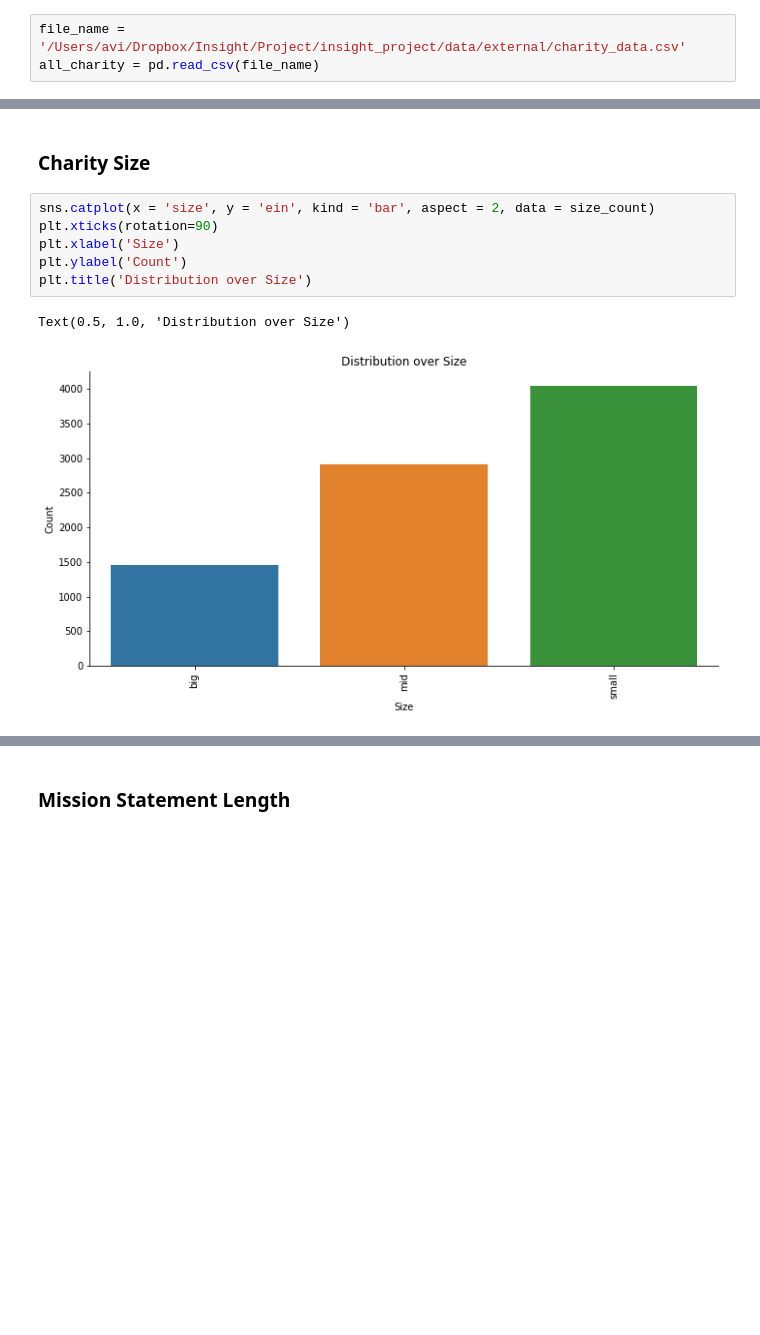
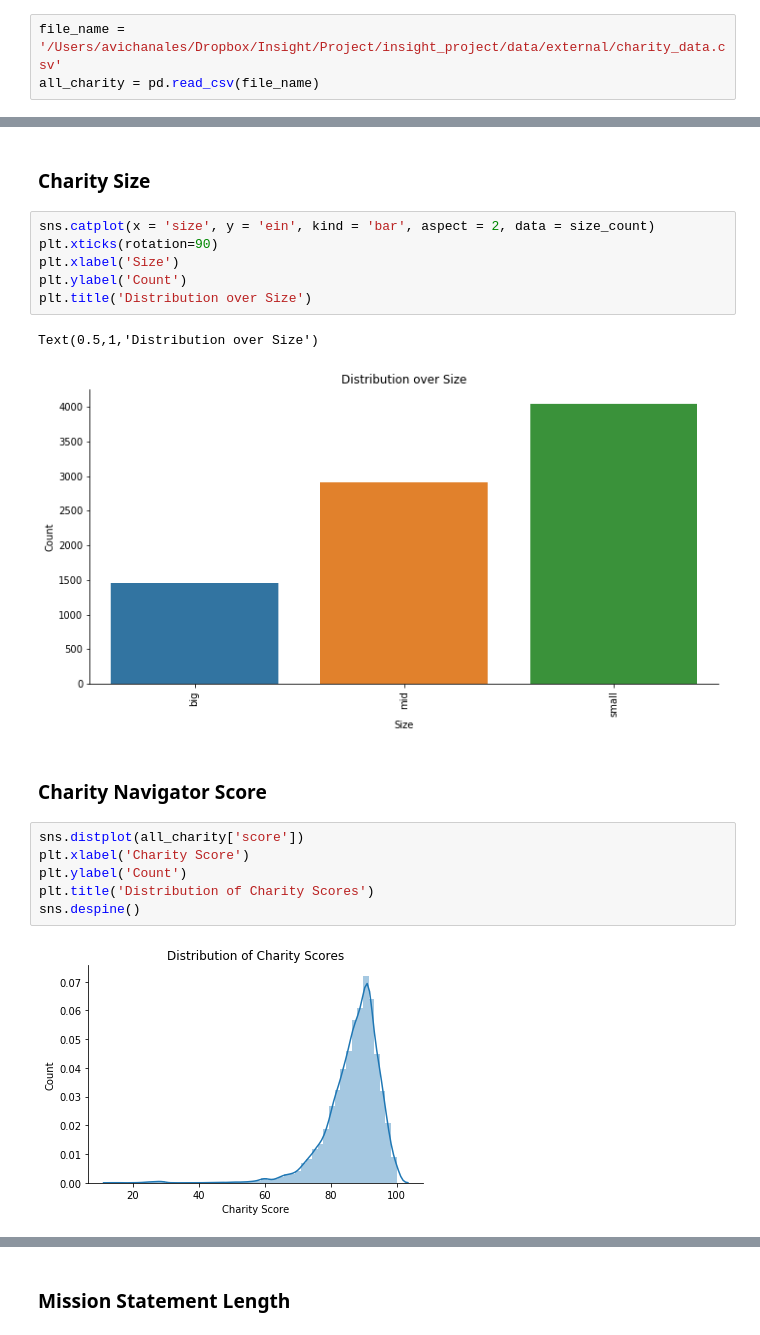
Before and after one commit to achanales/Giver, a Jupyter notebook: notebooks/1.0-eda_charity.ipynb, the cells around one changed output, grey strips where cells are left out. Saved outputs shown, nothing was run; the diff lists cells and outputs as text; blank space fills up the shorter version.

```diff
--- a/notebooks/1.0-eda_charity.ipynb
+++ b/notebooks/1.0-eda_charity.ipynb
@@ -11,7 +11,7 @@ Populating the interactive namespace from numpy and matplotlib
 # %% [markdown]
 ## Load Data
 # %%
-file_name = '/Users/avi/Dropbox/Insight/Project/insight_project/data/external/charity_data.csv'
+file_name = '/Users/avichanales/Dropbox/Insight/Project/insight_project/data/external/charity_data.csv'
 all_charity = pd.read_csv(file_name)
 # %%
 all_charity.columns
@@ -142,5 +135,15 @@ plt.xlabel('Size')
 plt.ylabel('Count')
 plt.title('Distribution over Size')
 # %% [output]
-Text(0.5, 1.0, 'Distribution over Size')
+Text(0.5,1,'Distribution over Size')
 [figure]
+# %% [markdown]
+### Charity Navigator Score
+# %%
+sns.distplot(all_charity['score'])
+plt.xlabel('Charity Score')
+plt.ylabel('Count')
+plt.title('Distribution of Charity Scores')
+sns.despine()
+# %% [output]
+[figure, added]
```
Also changed, not shown: parts of 15 cells of this notebook, 12 other files.
